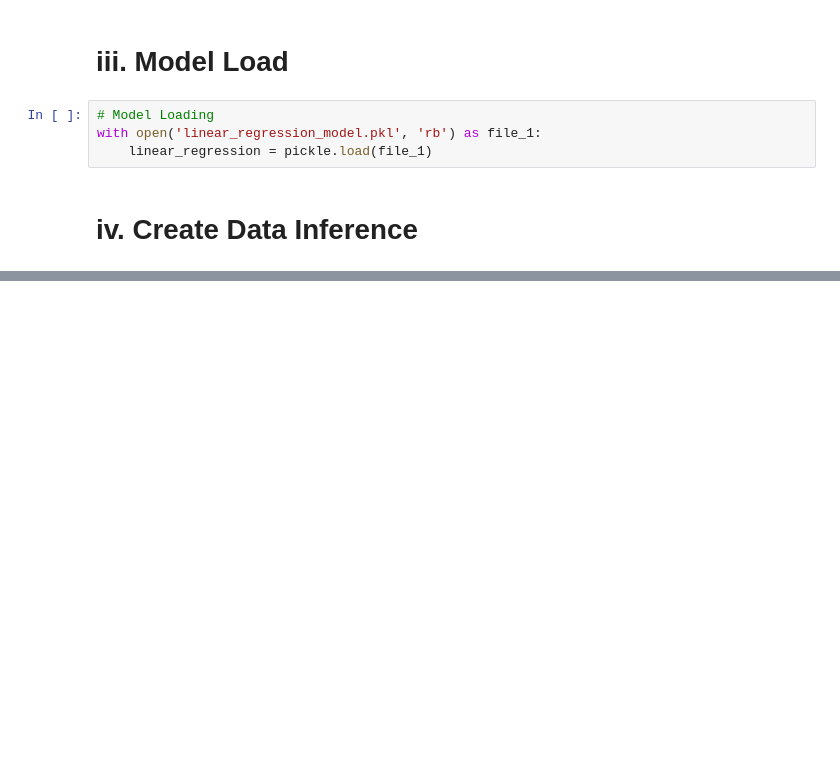
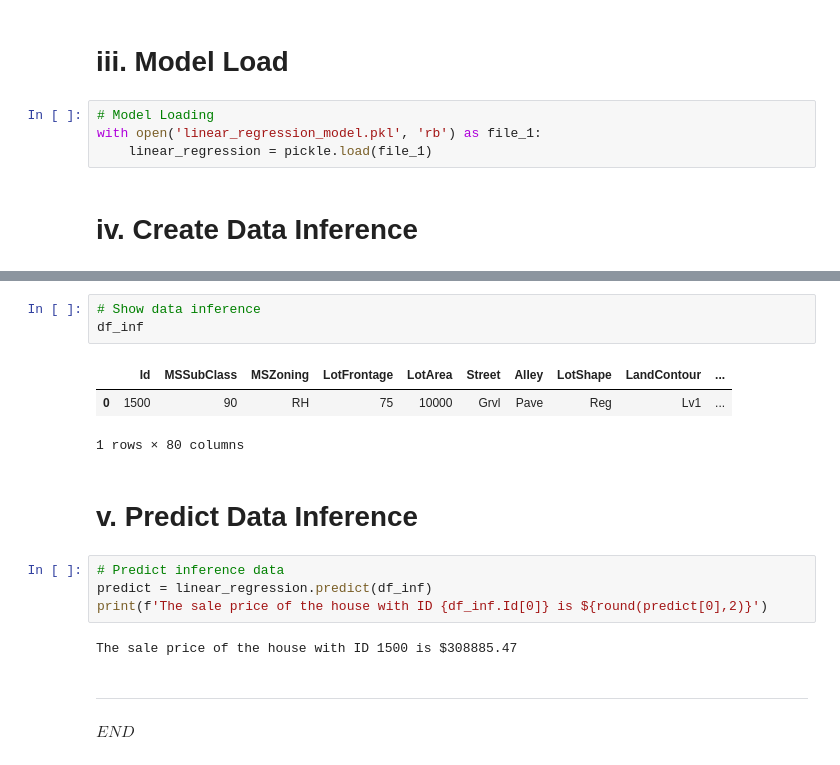
Before and after one commit to jennyaurelia/H8_1033, a Jupyter notebook: final_project/linear_regression_inf.ipynb, the cells around one changed output, grey strips where cells are left out. Saved outputs shown, nothing was run; the diff lists cells and outputs as text; blank space fills up the shorter version.

```diff
--- a/final_project/linear_regression_inf.ipynb
+++ b/final_project/linear_regression_inf.ipynb
@@ -49,0 +115,18 @@ df_inf={'Id': 1500,
+# %%
+# Show data inference
+df_inf
+# %% [output]
+|  | Id | MSSubClass | MSZoning | LotFrontage | LotArea | Street | Alley | LotShape | LandContour | ... |
+| 0 | 1500 | 90 | RH | 75 | 10000 | Grvl | Pave | Reg | Lv1 | ... |
+1 rows × 80 columns
+# %% [markdown]
+# v. Predict Data Inference
+# %%
+# Predict inference data
+predict = linear_regression.predict(df_inf)
+print(f'The sale price of the house with ID {df_inf.Id[0]} is ${round(predict[0],2)}')
+# %% [output]
+The sale price of the house with ID 1500 is $308885.47
+# %% [markdown]
+---
+$END$
```
Also changed, not shown: parts of 2 cells of this notebook, 3 other files.
